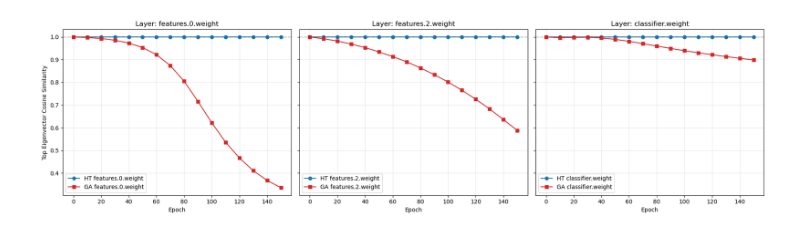
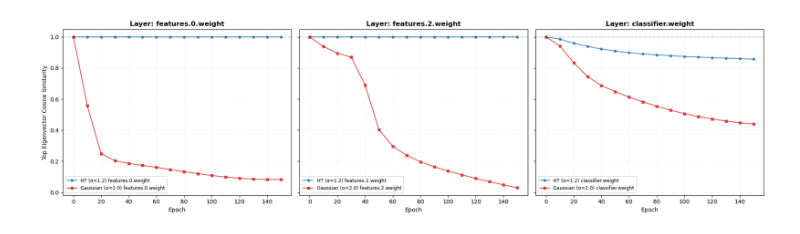
Before and after one commit to YiHaoFromEarth/ht-initialisation-dynamics, a Jupyter notebook: plots.ipynb, the cells around one changed output. Drawn from its saved outputs; the diff is of its cells as text; code cells hidden in the pictures.

```diff
--- a/plots.ipynb
+++ b/plots.ipynb
@@ -1 +1,19 @@
+# %%
+import torch
+import numpy as np
+import matplotlib.pyplot as plt
+import pandas as pd
+from pathlib import Path
+from src import get_singular_values, marchenko_pastur_pdf, get_layer_from_checkpoint, run_spectral_analysis, get_layer_fingerprint
+from IPython.display import HTML
+from matplotlib.animation import FuncAnimation
+
+HT32_PATH = Path("training_runs/mlp32_mnist/HT_alpha_1.2/GeneralMLP_LR0.001_BS128_20260222_113516_s0")
+GAUSS32_PATH = Path("training_runs/mlp32_mnist/Gaussian_Baseline/GeneralMLP_LR0.001_BS128_20260222_113641_s0")
+HT64_PATH = Path("training_runs/mlp64_mnist/HT_alpha_1.2/GeneralMLP_LR0.001_BS128_20260222_112717_s0")
+GAUSS64_PATH = Path("training_runs/mlp64_mnist/Gaussian_Baseline/GeneralMLP_LR0.001_BS128_20260222_112842_s0")
+HT128_PATH = Path("training_runs/mlp128_mnist/HT_alpha_1.2/GeneralMLP_LR0.001_BS128_20260222_111642_s0")
+GAUSS128_PATH = Path("training_runs/mlp128_mnist/Gaussian_Baseline/GeneralMLP_LR0.001_BS128_20260222_111809_s0")
+HT784_PATH = Path("training_runs/mlp784_mnist/HT_alpha_1.2/GeneralMLP_LR0.001_BS128_20260221_130323_s0")
+GAUSS784_PATH = Path("training_runs/mlp784_mnist/Gaussian_Baseline/GeneralMLP_LR0.001_BS128_20260221_130451_s0")
 # %%
@@ -146,60 +125,62 @@ Top Eigenvalue Shift: 0.157557
 # %%
-import torch
-import matplotlib.pyplot as plt
-from pathlib import Path
-
-# Paths based on your new 32-width runs
-HT_DIR = Path("training_runs/mlp784_mnist/HT_alpha_1.2/GeneralMLP_LR0.001_BS128_20260221_130323_s0")
-GA_DIR = Path("training_runs/mlp784_mnist/Gaussian_Baseline/GeneralMLP_LR0.001_BS128_20260221_130451_s0")
-
 LAYERS = ['features.0.weight', 'features.2.weight', 'classifier.weight']
 EPOCHS = range(0, 160, 10)
 
 def get_layer_rotations(run_dir, layers, epochs):
+    """Calculates cosine similarity between the top singular vector at epoch 0 vs. t."""
     results = {layer: [] for layer in layers}
 
     for layer in layers:
-        # Load Initial State for this specific layer
-        state_0 = torch.load(run_dir / "checkpoints/weights_epoch_0.pth")
-        W0 = state_0[layer].detach().cpu().float()
-        # Ensure we handle the matrix orientation correctly for SVD
+        # Load Reference State (Epoch 0) using strict analysis tools
+        W0 = get_layer_from_checkpoint(run_dir / "checkpoints/weights_epoch_0.pth", layer)
         _, _, Vt0 = torch.svd(W0)
-        v0 = Vt0[:, 0] # Tracking only the Top-1 Eigenvector for clarity
+        v0 = Vt0[:, 0] # Principal right-singular vector
 
-        layer_sims = []
         for epoch in epochs:
-            path = run_dir / "checkpoints" / f"weights_epoch_{epoch}.pth"
-            Wt = torch.load(path)[layer].detach().cpu().float()
+            ckpt_path = run_dir / "checkpoints" / f"weights_epoch_{epoch}.pth"
+            if not ckpt_path.exists():
+                results[layer].append(None)
+                continue
+
+            # Load Target State
+            Wt = get_layer_from_checkpoint(ckpt_path, layer)
             _, _, Vtt = torch.svd(Wt)
             vt = Vtt[:, 0]
 
-            similarity = torch.abs(torch.dot(v0, vt))
-            layer_sims.append(similarity.item())
-        results[layer] = layer_sims
+            # Cosine Similarity (absolute value to ignore phase flips)
+            similarity = torch.abs(torch.dot(v0, vt)).item()
+            results[layer].append(similarity)
+
     return results
 
-# Process both runs
-ht_results = get_layer_rotations(HT_DIR, LAYERS, EPOCHS)
-ga_results = get_layer_rotations(GA_DIR, LAYERS, EPOCHS)
+# 2. Execution
+ht_rotations = get_layer_rotations(HT32_PATH, LAYERS, EPOCHS)
+ga_rotations = get_layer_rotations(GAUSS32_PATH, LAYERS, EPOCHS)
 
-# Plotting
+# 3. Visualization Suite
 fig, axes = plt.subplots(1, 3, figsize=(18, 5), sharey=True)
-colors = {'HT': '#1f77b4', 'GA': '#d62728'}
+run_styles = [
+    (ht_rotations, '#1f77b4', 'o', 'HT (α=1.2)'),
+    (ga_rotations, '#d62728', 's', 'Gaussian (α=2.0)')
+]
 
 for i, layer in enumerate(LAYERS):
-    axes[i].plot(EPOCHS, ht_results[layer], color=colors['HT'], marker='o', label=f'HT {layer}')
-    axes[i].plot(EPOCHS, ga_results[layer], color=colors['GA'], marker='s', label=f'GA {layer}')
+    ax = axes[i]
+    for results, color, marker, label in run_styles:
+        ax.plot(EPOCHS, results[layer], color=color, marker=marker,
+                label=f"{label} {layer}", markersize=4, alpha=0.8)
 
-    axes[i].axhline(1.0, color='black', alpha=0.2, linestyle='--')
-    axes[i].set_title(f"Layer: {layer}")
-    axes[i].set_xlabel("Epoch")
-    axes[i].grid(True, alpha=0.3)
+    ax.axhline(1.0, color='black', alpha=0.2, linestyle='--')
+    ax.set_title(f"Layer: {layer}", fontweight='bold')
+    ax.set_xlabel("Epoch")
+    ax.grid(True, which='both', alpha=0.1)
+
     if i == 0:
-        axes[i].set_ylabel("Top Eigenvector Cosine Similarity")
-    axes[i].legend()
+        ax.set_ylabel("Top Eigenvector Cosine Similarity")
+    ax.legend(fontsize='small')
 
 plt.tight_layout()
 plt.show()
 # %% [output]
-[figure, old version]
+[figure, new version]
 # %%
```
Also changed, not shown: parts of 4 cells of this notebook, 13 other files.
